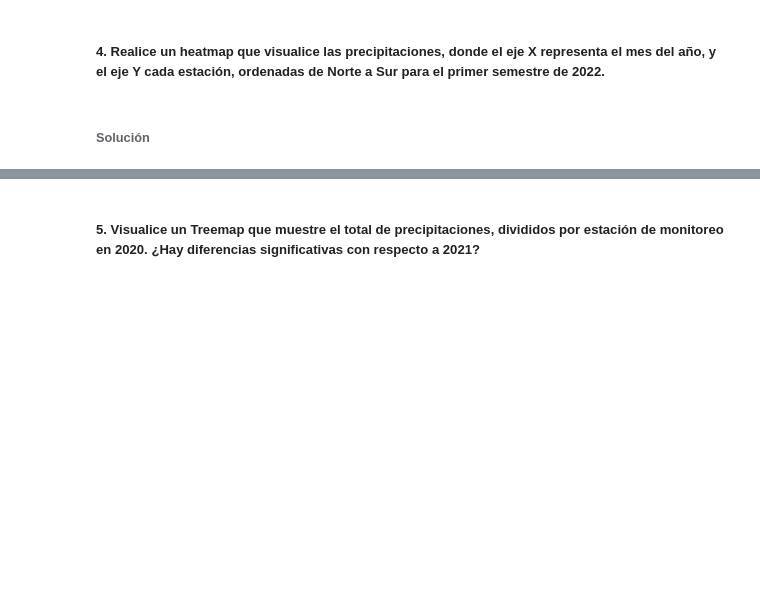
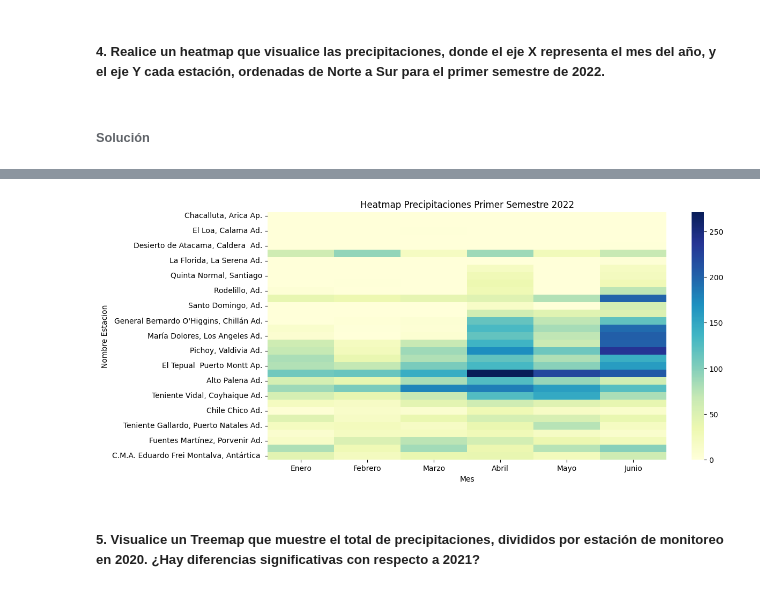
Before and after one commit to GabrielBurgosS/Data-Visualization-2025, a Jupyter notebook: Ayudantía 5 - Visualización II.ipynb, the cells around one changed output, grey strips where cells are left out. Saved outputs shown, nothing was run; the diff lists cells and outputs as text; code cells hidden in the pictures; blank space fills up the shorter version.

```diff
--- a/Ayudantía 5 - Visualización II.ipynb
+++ b/Ayudantía 5 - Visualización II.ipynb
@@ -42,0 +315,15 @@ __Este workshop se enfoca en la creación de visualizaciones relevantes utilizan
+# %%
+import seaborn as sns
+
+df_2022_sem1 = df[(df['Año']==2022) & (df['Mes'] <= 6)]
+
+df_2022_sem1 = df_2022_sem1.pivot_table(index=['NombreEstacion','Latitud'],
+                            columns=df_2022_sem1['Fecha'].dt.month,
+                            values='SumaDiaria',
+                            aggfunc='sum')
+# Nombres de Meses
+df_2022_sem1.columns = ['Enero', 'Febrero', 'Marzo', 'Abril', 'Mayo', 'Junio']
+
+# Ordenar estaciones de norte a sur (debes tener una columna latitud)
+df_2022_sem1 = df_2022_sem1.sort_values(by='Latitud', ascending=True)
+df_2022_sem1
@@ -43,3 +349,14 @@ __Este workshop se enfoca en la creación de visualizaciones relevantes utilizan
+# %%
+# Grafico
+plt.figure(figsize=(12,6)) # Lienzo
+sns.heatmap(data=df_2022_sem1.reset_index().drop(columns=['Latitud']).set_index('NombreEstacion'),
+             cmap='YlGnBu') # Heatmap
+plt.title('Heatmap Precipitaciones Primer Semestre 2022') # Titulo
+plt.xlabel('Mes')
+plt.ylabel('Nombre Estacion')
+plt.show()
+# %% [output]
+[figure, added]
 # %% [markdown]
 ##### 5. Visualice un Treemap que muestre el total de precipitaciones, divididos por estación de monitoreo en 2020. ¿Hay diferencias significativas con respecto a 2021?
 # %%
```
Also changed, not shown: parts of 27 cells of this notebook.
